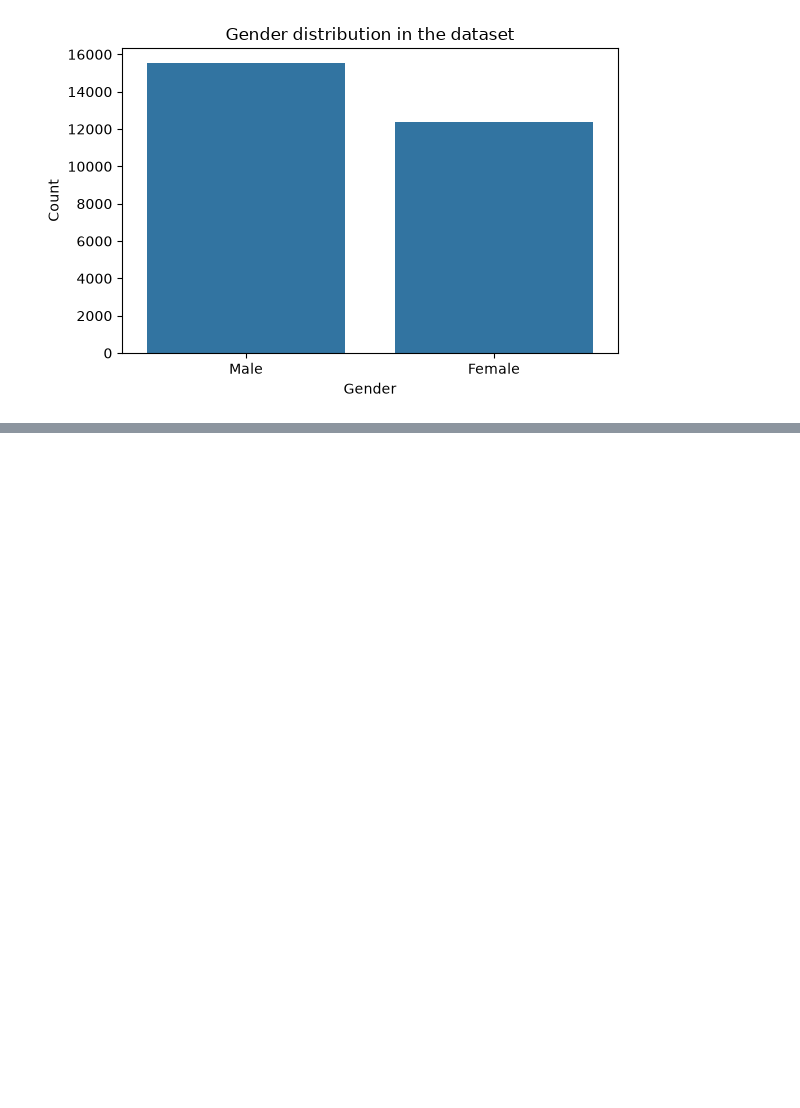
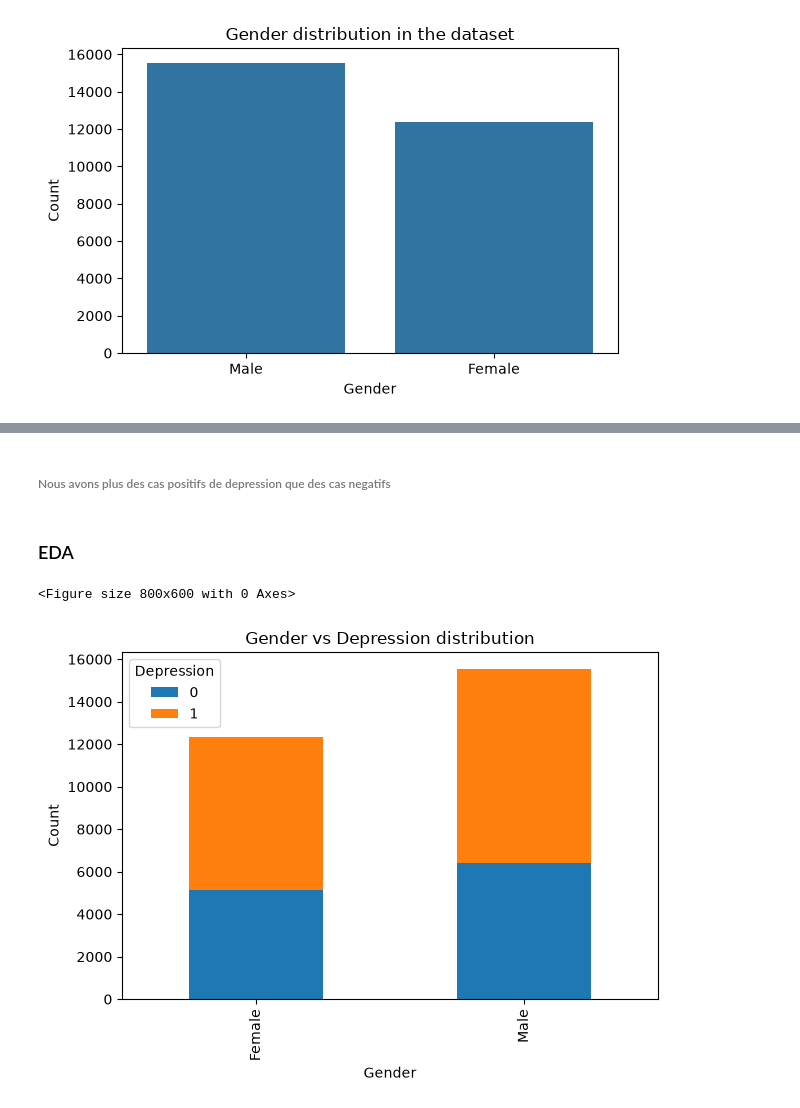
Before and after one commit to UlysseNMK312/Student_depression_analysis, a Jupyter notebook: notebooks/exploration.ipynb, the cells around one changed output, grey strips where cells are left out. Cells and saved outputs as stored; diff of their text form; code cells hidden in the pictures; blank space fills up the shorter version.

```diff
--- a/notebooks/exploration.ipynb
+++ b/notebooks/exploration.ipynb
@@ -217,0 +235,19 @@ plt.show()
+# %% [markdown]
+###### Nous avons plus des cas positifs de depression que des cas negatifs
+# %% [markdown]
+### EDA
+# %%
+# Gender vs Depression distribution
+
+gender_depression_counts = data.groupby(['Gender', 'Depression']).size().unstack()
+plt.figure(figsize=(8, 6))
+gender_depression_counts.plot(kind='bar', stacked=True)
+plt.title('Gender vs Depression distribution')
+plt.xlabel('Gender')
+plt.ylabel('Count')
+plt.legend(title='Depression')
+plt.tight_layout()
+plt.show()
+# %% [output]
+<Figure size 800x600 with 0 Axes>
+[figure, added]
```
Also changed, not shown: parts of 9 cells of this notebook.
